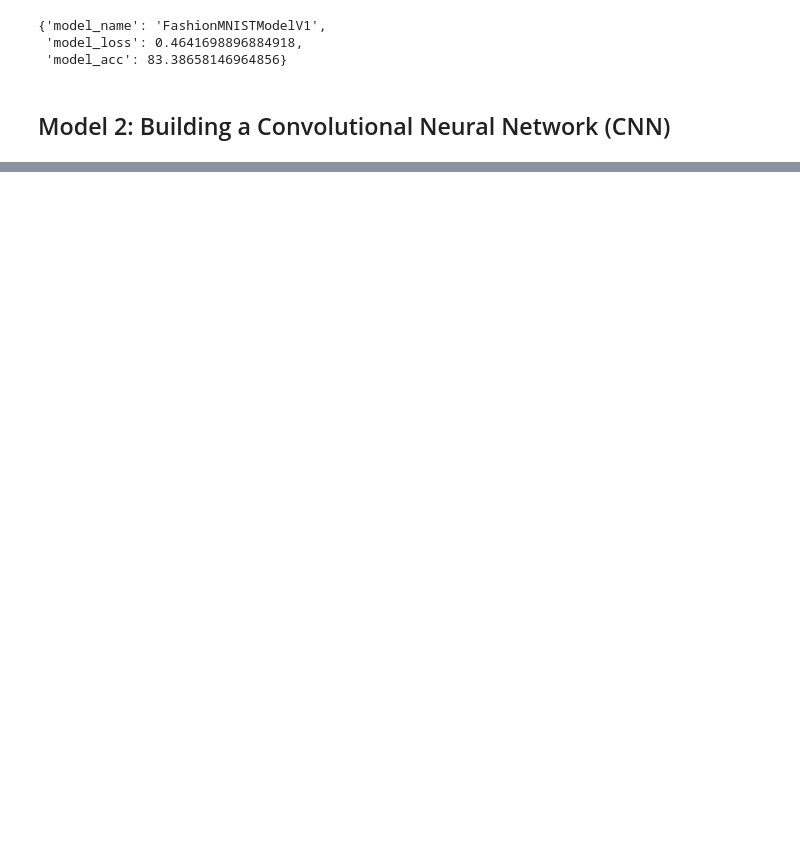
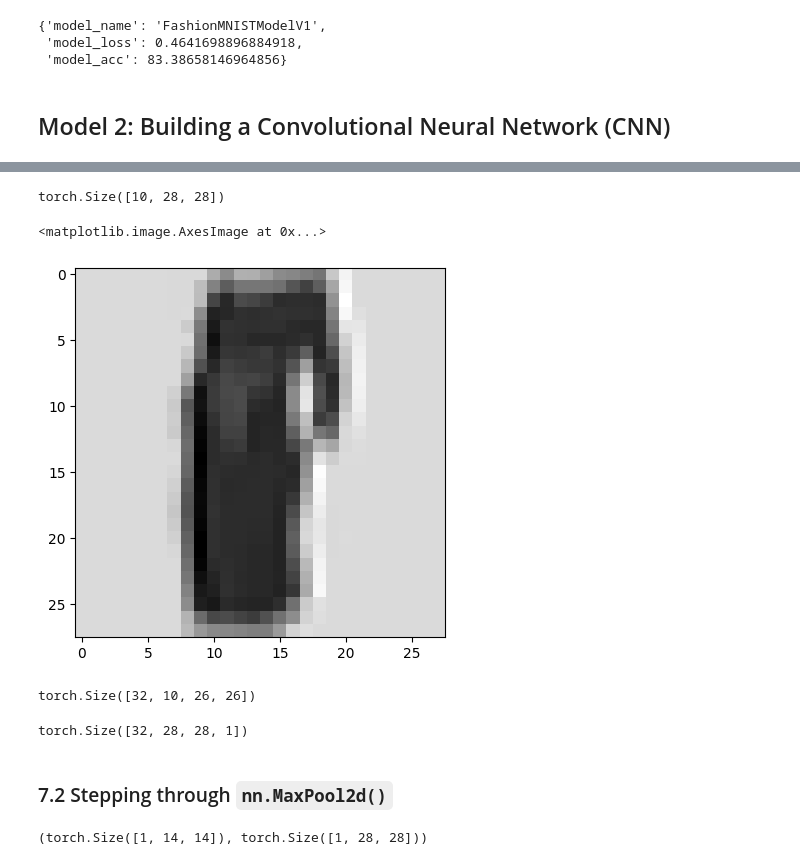
Before and after one commit to yacin-hamdi/deep_learning, a Jupyter notebook: pytorch/03_pytorch_computer_vision.ipynb, the cells around one changed output, grey strips where cells are left out. Drawn from its saved outputs; the diff is of its cells as text; code cells hidden in the pictures; blank space fills up the shorter version.

Commit message:
pass image to a conv and max pool layer

```diff
--- a/pytorch/03_pytorch_computer_vision.ipynb
+++ b/pytorch/03_pytorch_computer_vision.ipynb
@@ -600,0 +611,28 @@ model_2 = FashionMNISTModelV2(input_shape=1,
+# %%
+conv_layer = nn.Conv2d(in_channels=1,
+                       out_channels=10,
+                       kernel_size=3,
+                       stride=1,
+                       padding=1)
+# %%
+image, label = next(iter(train_dataloader))
+# %%
+image_conv = conv_layer(image[0])
+image_conv.shape
+# %% [output]
+torch.Size([10, 28, 28])
+# %%
+plt.imshow(image_conv[9].detach().numpy(), cmap="gray")
+# %% [output]
+<matplotlib.image.AxesImage at 0x...>
+[figure, added]
+# %%
+image_conv.shape
+# %% [output]
+torch.Size([32, 10, 26, 26])
+# %%
+image.permute(0, 2, 3, 1).shape
+# %% [output]
+torch.Size([32, 28, 28, 1])
+# %% [markdown]
+### 7.2 Stepping through `nn.MaxPool2d()`
@@ -600,0 +641,5 @@ model_2 = FashionMNISTModelV2(input_shape=1,
+# %%
+mp_img = maxpool_layer(image[0])
+mp_img.shape, image[0].shape
+# %% [output]
+(torch.Size([1, 14, 14]), torch.Size([1, 28, 28]))
```
Also changed, not shown: parts of 14 cells of this notebook.
